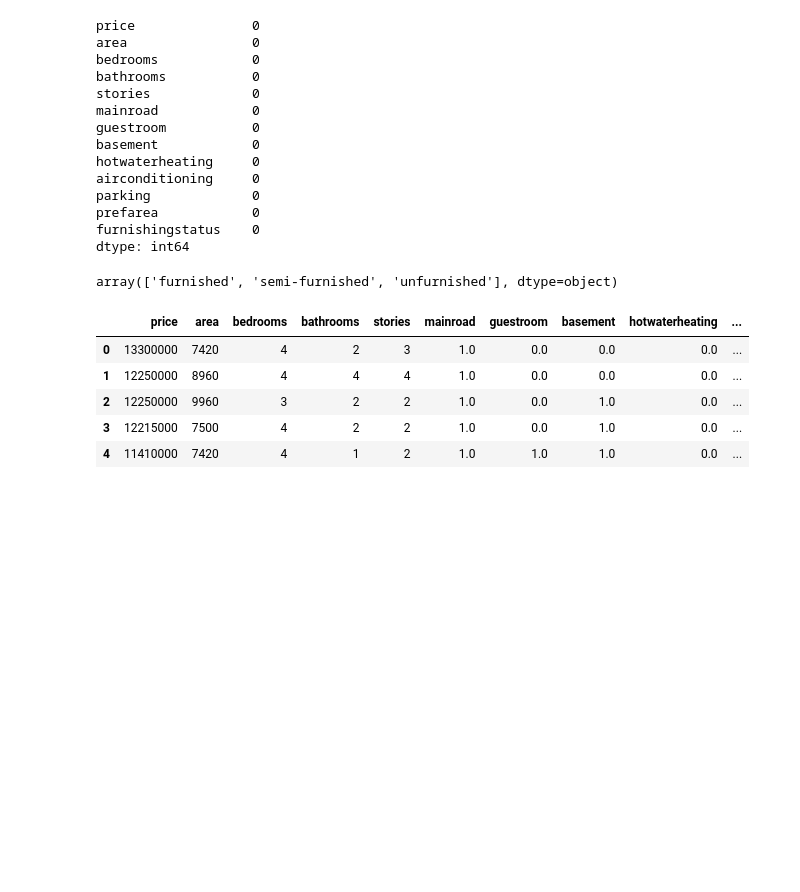
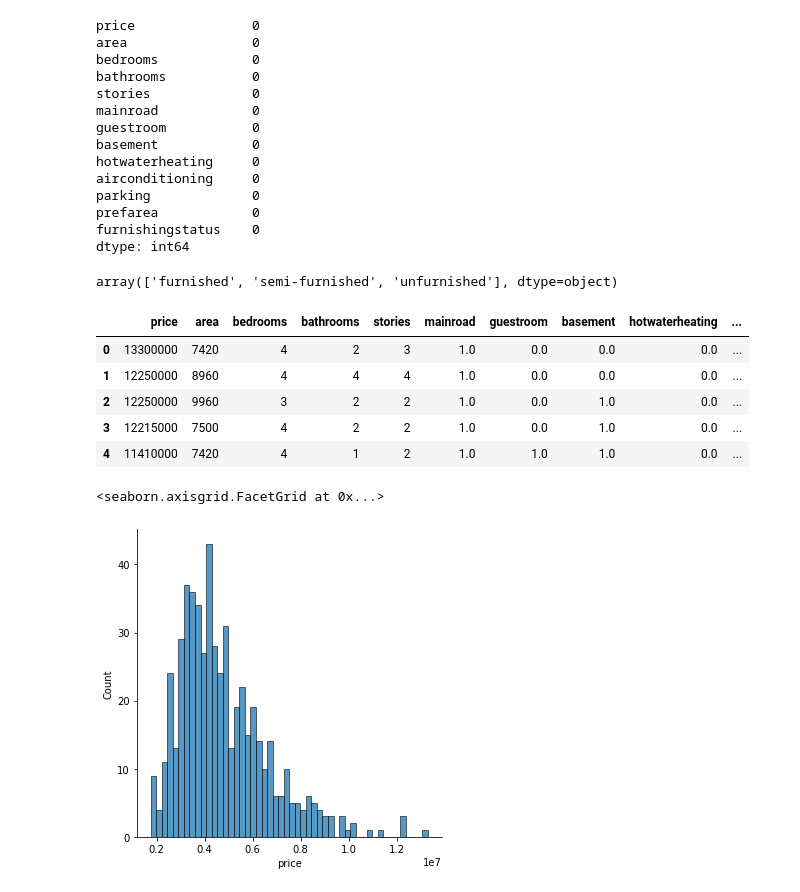
Before and after one commit to Aminul667/housing_price, a Jupyter notebook: housing_price_prediction.ipynb, the cells around one changed output. Cells and saved outputs as stored; diff of their text form; code cells hidden in the pictures; blank space fills up the shorter version.

```diff
--- a/housing_price_prediction.ipynb
+++ b/housing_price_prediction.ipynb
@@ -78,3 +86,8 @@ df.head()
 | 2 | 12250000 | 9960 | 3 | 2 | 2 | 1.0 | 0.0 | 1.0 | 0.0 | ... |
 | 3 | 12215000 | 7500 | 4 | 2 | 2 | 1.0 | 0.0 | 1.0 | 0.0 | ... |
 | 4 | 11410000 | 7420 | 4 | 1 | 2 | 1.0 | 1.0 | 1.0 | 0.0 | ... |
+# %%
+sns.displot(df["price"], bins=50)
+# %% [output]
+<seaborn.axisgrid.FacetGrid at 0x...>
+[figure, added]
```
Also changed, not shown: parts of 8 cells of this notebook.
